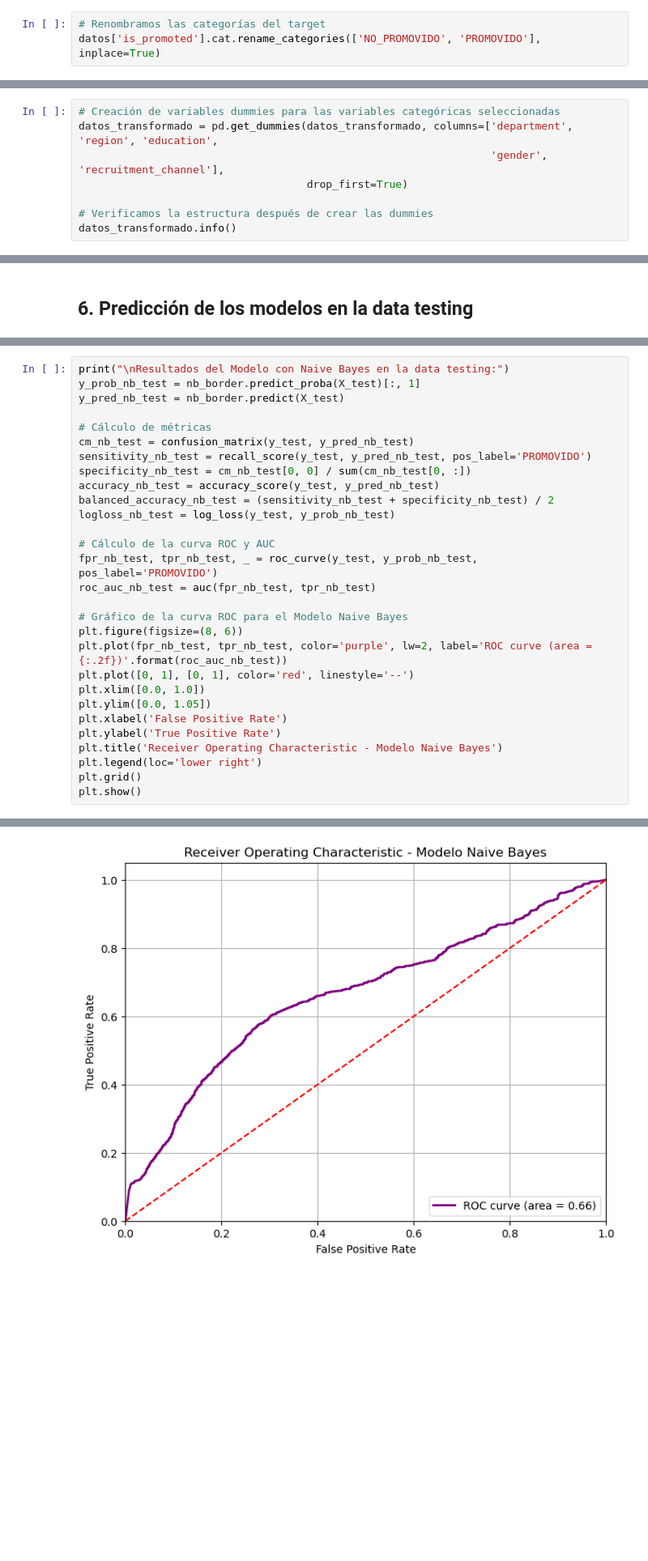
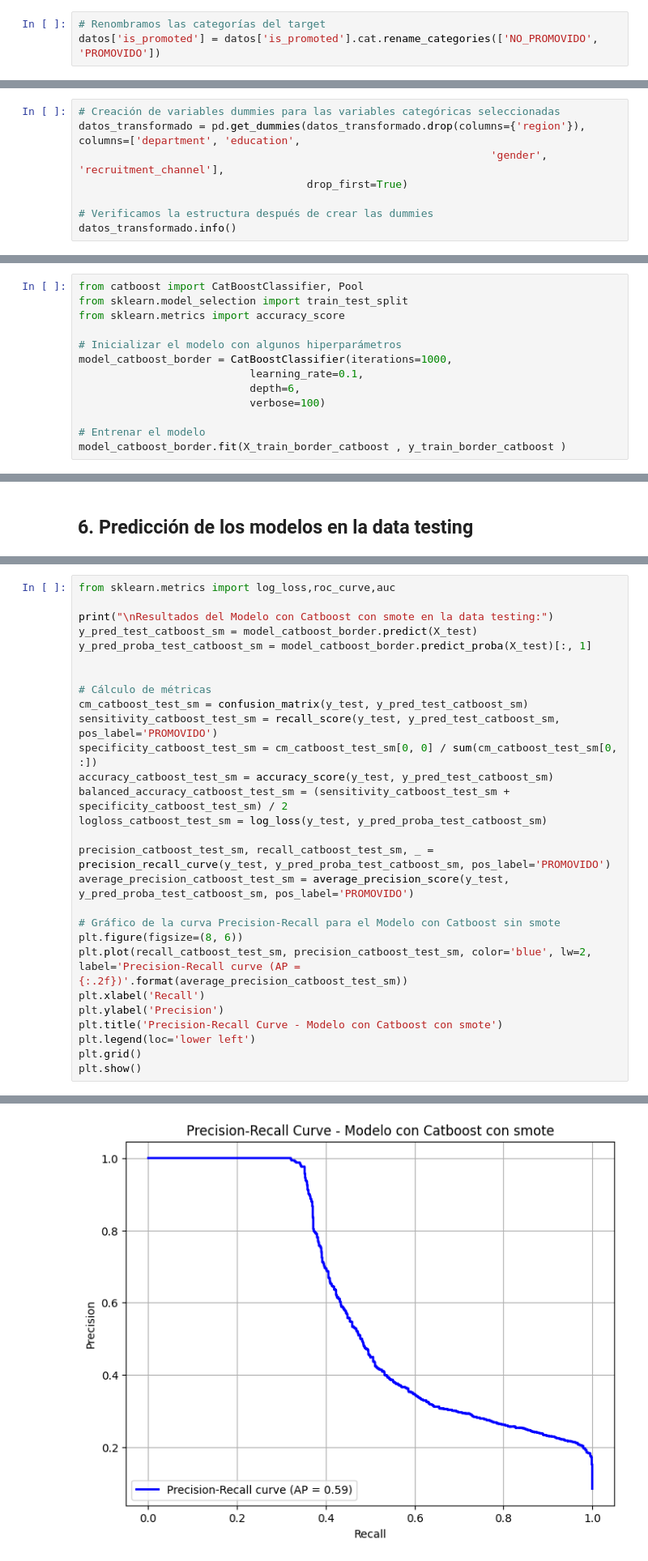
Before and after one commit to CieloLozada/Proyecto-final---Futura-, a Jupyter notebook: HRAnalytics_Parte2.ipynb, the cells around one changed output, grey strips where cells are left out. Shown at 81% size. Cells and saved outputs as stored; diff of their text form; blank space fills up the shorter version.

```diff
--- a/HRAnalytics_Parte2.ipynb
+++ b/HRAnalytics_Parte2.ipynb
@@ -86,6 +97,6 @@ Int64Index([0, 1], dtype='int64')
 # %%
 # Renombramos las categorías del target
-datos['is_promoted'].cat.rename_categories(['NO_PROMOVIDO', 'PROMOVIDO'], inplace=True)
+datos['is_promoted'] = datos['is_promoted'].cat.rename_categories(['NO_PROMOVIDO', 'PROMOVIDO'])
 # %%
 # Evaluando la variable target 'is_promoted'
 
@@ -307,6 +348,6 @@ max         1.000000      1.000000            1.000000
 # %%
 # Creación de variables dummies para las variables categóricas seleccionadas
-datos_transformado = pd.get_dummies(datos_transformado, columns=['department', 'region', 'education',
+datos_transformado = pd.get_dummies(datos_transformado.drop(columns={'region'}), columns=['department', 'education',
                                                                  'gender', 'recruitment_channel'],
                                     drop_first=True)
 
@@ -628,0 +979,13 @@ Balanced Accuracy: 0.6273
+# %%
+from catboost import CatBoostClassifier, Pool
+from sklearn.model_selection import train_test_split
+from sklearn.metrics import accuracy_score
+
+# Inicializar el modelo con algunos hiperparámetros
+model_catboost_border = CatBoostClassifier(iterations=1000,
+                           learning_rate=0.1,
+                           depth=6,
+                           verbose=100)
+
+# Entrenar el modelo
+model_catboost_border.fit(X_train_border_catboost , y_train_border_catboost )
@@ -742,30 +1140,29 @@ AUC (test): 0.7354
 # %%
-print("\nResultados del Modelo con Naive Bayes en la data testing:")
-y_prob_nb_test = nb_border.predict_proba(X_test)[:, 1]
-y_pred_nb_test = nb_border.predict(X_test)
+from sklearn.metrics import log_loss,roc_curve,auc
+
+print("\nResultados del Modelo con Catboost con smote en la data testing:")
+y_pred_test_catboost_sm = model_catboost_border.predict(X_test)
+y_pred_proba_test_catboost_sm = model_catboost_border.predict_proba(X_test)[:, 1]
+
 
 # Cálculo de métricas
-cm_nb_test = confusion_matrix(y_test, y_pred_nb_test)
-sensitivity_nb_test = recall_score(y_test, y_pred_nb_test, pos_label='PROMOVIDO')
-specificity_nb_test = cm_nb_test[0, 0] / sum(cm_nb_test[0, :])
-accuracy_nb_test = accuracy_score(y_test, y_pred_nb_test)
-balanced_accuracy_nb_test = (sensitivity_nb_test + specificity_nb_test) / 2
-logloss_nb_test = log_loss(y_test, y_prob_nb_test)
+cm_catboost_test_sm = confusion_matrix(y_test, y_pred_test_catboost_sm)
+sensitivity_catboost_test_sm = recall_score(y_test, y_pred_test_catboost_sm, pos_label='PROMOVIDO')
+specificity_catboost_test_sm = cm_catboost_test_sm[0, 0] / sum(cm_catboost_test_sm[0, :])
+accuracy_catboost_test_sm = accuracy_score(y_test, y_pred_test_catboost_sm)
+balanced_accuracy_catboost_test_sm = (sensitivity_catboost_test_sm + specificity_catboost_test_sm) / 2
+logloss_catboost_test_sm = log_loss(y_test, y_pred_proba_test_catboost_sm)
 
-# Cálculo de la curva ROC y AUC
-fpr_nb_test, tpr_nb_test, _ = roc_curve(y_test, y_prob_nb_test, pos_label='PROMOVIDO')
-roc_auc_nb_test = auc(fpr_nb_test, tpr_nb_test)
+precision_catboost_test_sm, recall_catboost_test_sm, _ = precision_recall_curve(y_test, y_pred_proba_test_catboost_sm, pos_label='PROMOVIDO')
+average_precision_catboost_test_sm = average_precision_score(y_test, y_pred_proba_test_catboost_sm, pos_label='PROMOVIDO')
 
-# Gráfico de la curva ROC para el Modelo Naive Bayes
+# Gráfico de la curva Precision-Recall para el Modelo con Catboost sin smote
 plt.figure(figsize=(8, 6))
-plt.plot(fpr_nb_test, tpr_nb_test, color='purple', lw=2, label='ROC curve (area = {:.2f})'.format(roc_auc_nb_test))
-plt.plot([0, 1], [0, 1], color='red', linestyle='--')
-plt.xlim([0.0, 1.0])
-plt.ylim([0.0, 1.05])
-plt.xlabel('False Positive Rate')
-plt.ylabel('True Positive Rate')
-plt.title('Receiver Operating Characteristic - Modelo Naive Bayes')
-plt.legend(loc='lower right')
+plt.plot(recall_catboost_test_sm, precision_catboost_test_sm, color='blue', lw=2, label='Precision-Recall curve (AP = {:.2f})'.format(average_precision_catboost_test_sm))
+plt.xlabel('Recall')
+plt.ylabel('Precision')
+plt.title('Precision-Recall Curve - Modelo con Catboost con smote')
+plt.legend(loc='lower left')
 plt.grid()
 plt.show()
 # %% [output]
@@ -773,3 +1170,3 @@ Resultados del Modelo con Naive Bayes en la data testing:
-[figure, old version]
+[figure, new version]
 # %%
 # Mostrar métricas
```
Also changed, not shown: parts of 76 cells of this notebook.
